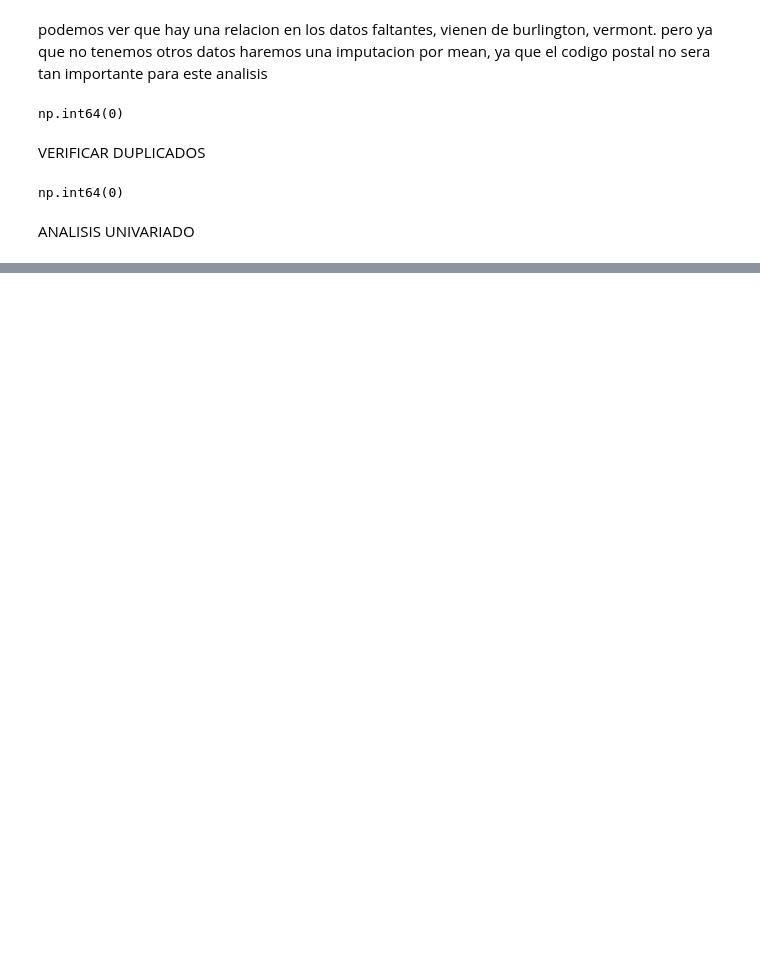
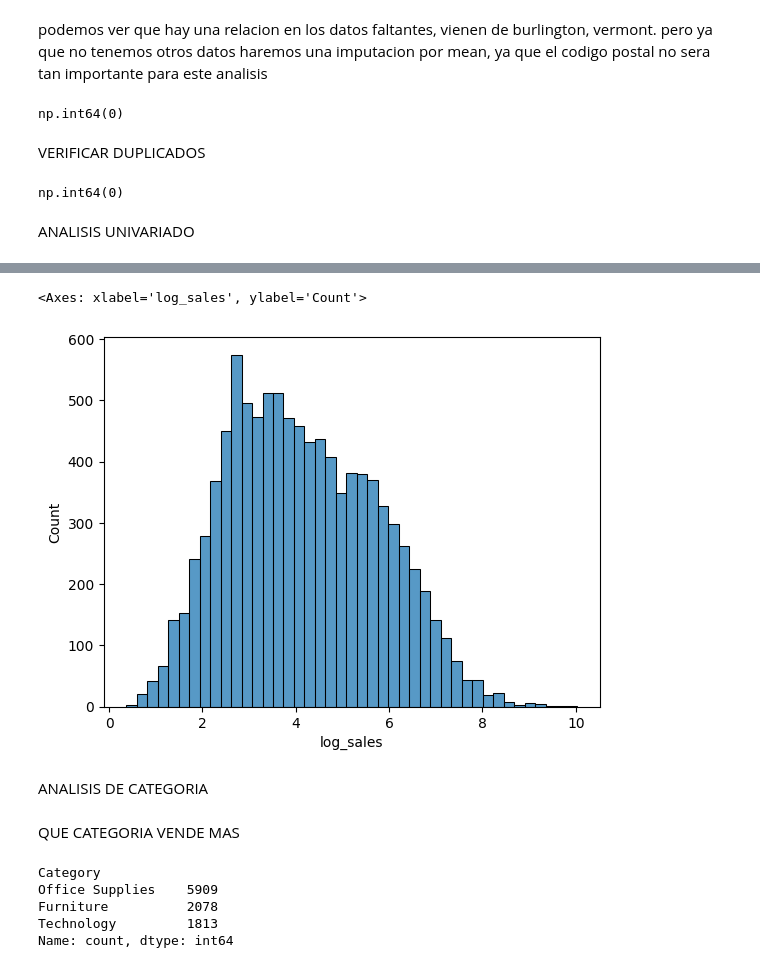
Before and after one commit to snoopynwn/analisis_de_datos_simple, a Jupyter notebook: analisis.ipynb, the cells around one changed output, grey strips where cells are left out. Drawn from its saved outputs; the diff is of its cells as text; code cells hidden in the pictures; blank space fills up the shorter version.

```diff
--- a/analisis.ipynb
+++ b/analisis.ipynb
@@ -154,0 +180,20 @@ Passing `palette` without assigning `hue` is deprecated and will be removed in v
+# %%
+logSales= df["log_sales"]
+# %%
+sns.histplot(logSales)
+# %% [output]
+<Axes: xlabel='log_sales', ylabel='Count'>
+[figure, added]
+# %% [markdown]
+ANALISIS DE CATEGORIA
+# %% [markdown]
+QUE CATEGORIA VENDE MAS
+# %%
+mayor_venta_categoria = df["Category"].value_counts()
+mayor_venta_categoria
+# %% [output]
+Category
+Office Supplies    5909
+Furniture          2078
+Technology         1813
+Name: count, dtype: int64
```
Also changed, not shown: parts of 21 cells of this notebook, 1 other file.
